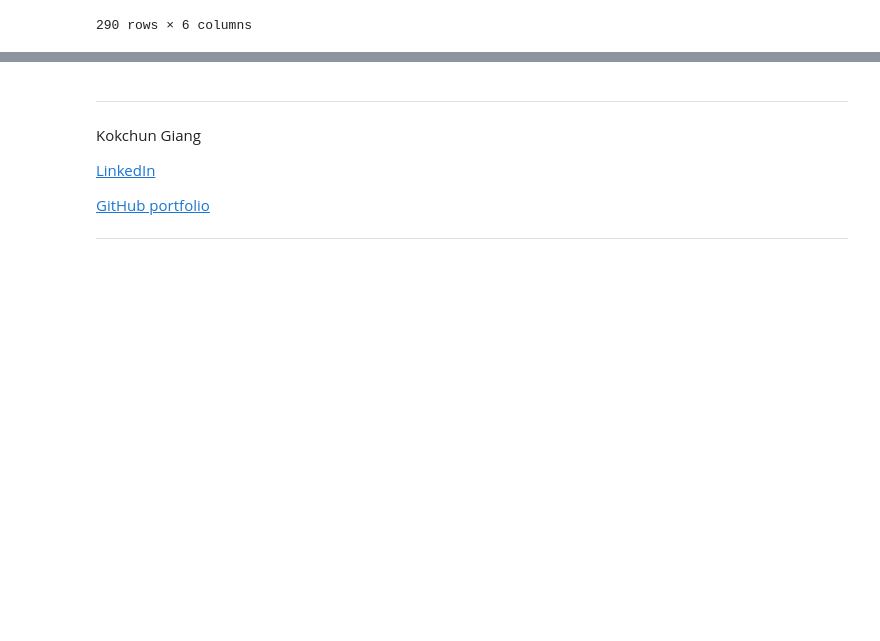
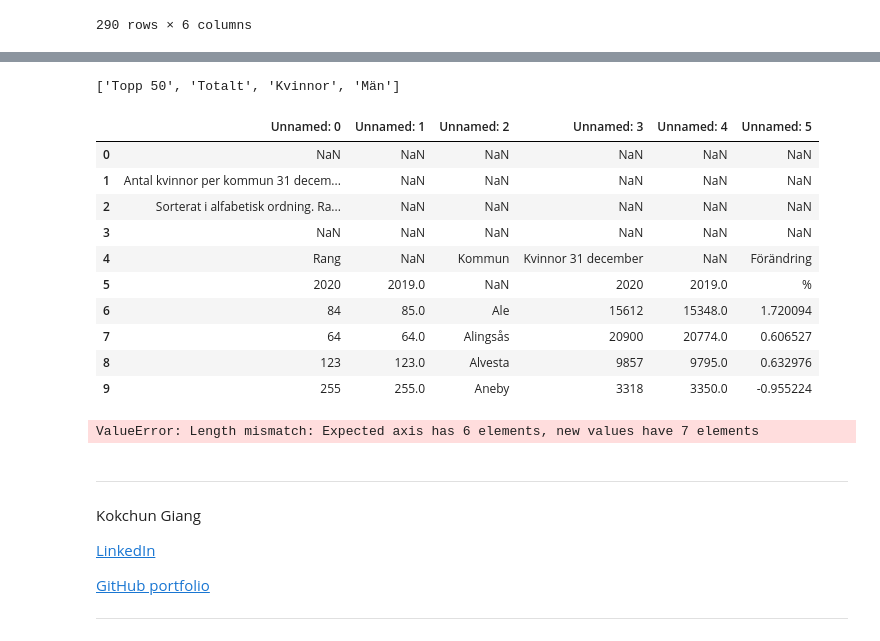
Before and after one commit to PaerBrady/Databehandling-AiM24, a Jupyter notebook: Exercises /E00_pandas_basic_syntax.ipynb, the cells around one changed output, grey strips where cells are left out. Cells and saved outputs as stored; diff of their text form; code cells hidden in the pictures; blank space fills up the shorter version.

```diff
--- a/Exercises /E00_pandas_basic_syntax.ipynb
+++ b/Exercises /E00_pandas_basic_syntax.ipynb
@@ -538,6 +542,41 @@ h)
 <img src="../assets/pop_change.png" height="200"/>
 
 </details>
+# %%
+import pandas as pd
+import matplotlib.pyplot as plt
+import seaborn as sbn
+
+df_k = pd.ExcelFile("../Data/komtopp50_2020.xlsx")
+print(df_k.sheet_names)
+
+df_k = pd.read_excel("../Data/komtopp50_2020.xlsx", header=0, sheet_name="Kvinnor")
+
+#a)
+
+df_k.head(10)
+#df.info()
+#df.describe()
+#df.tail()
+# %% [output]
+['Topp 50', 'Totalt', 'Kvinnor', 'Män']
+|  | Unnamed: 0 | Unnamed: 1 | Unnamed: 2 | Unnamed: 3 | Unnamed: 4 | Unnamed: 5 |
+| 0 | NaN | NaN | NaN | NaN | NaN | NaN |
+| 1 | Antal kvinnor per kommun 31 decem... | NaN | NaN | NaN | NaN | NaN |
+| 2 | Sorterat i alfabetisk ordning. Ra... | NaN | NaN | NaN | NaN | NaN |
+| 3 | NaN | NaN | NaN | NaN | NaN | NaN |
+| 4 | Rang | NaN | Kommun | Kvinnor 31 december | NaN | Förändring |
+| 5 | 2020 | 2019.0 | NaN | 2020 | 2019.0 | % |
+| 6 | 84 | 85.0 | Ale | 15612 | 15348.0 | 1.720094 |
+| 7 | 64 | 64.0 | Alingsås | 20900 | 20774.0 | 0.606527 |
+| 8 | 123 | 123.0 | Alvesta | 9857 | 9795.0 | 0.632976 |
+| 9 | 255 | 255.0 | Aneby | 3318 | 3350.0 | -0.955224 |
+# %%
+df.columns = ["Rang 2020", "Rang 2019", "Kommun", "Folkmängd 2020", "Folkmängd 2019", "Förändring", "Kön"]
+df = df.loc[6:].reset_index(drop=True)
+df
+# %% [output]
+ValueError: Length mismatch: Expected axis has 6 elements, new values have 7 elements
 # %% [markdown]
 ---
 
```
Also changed, not shown: parts of 9 cells of this notebook, 5 other files.
